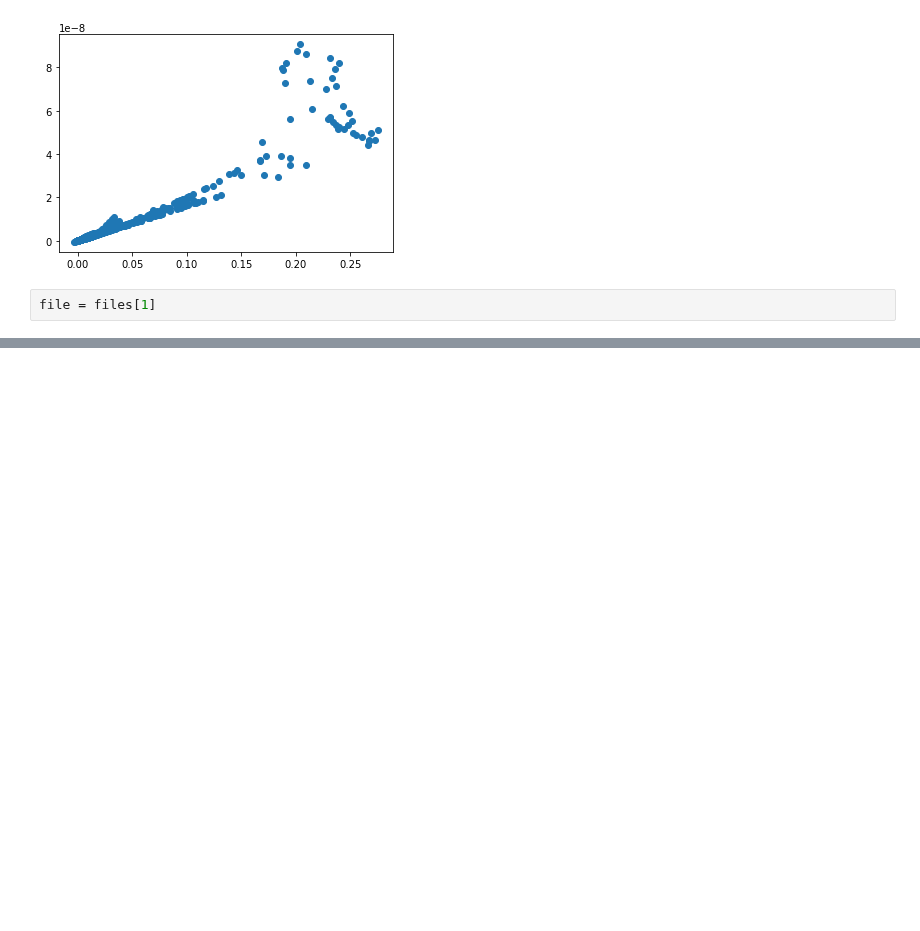
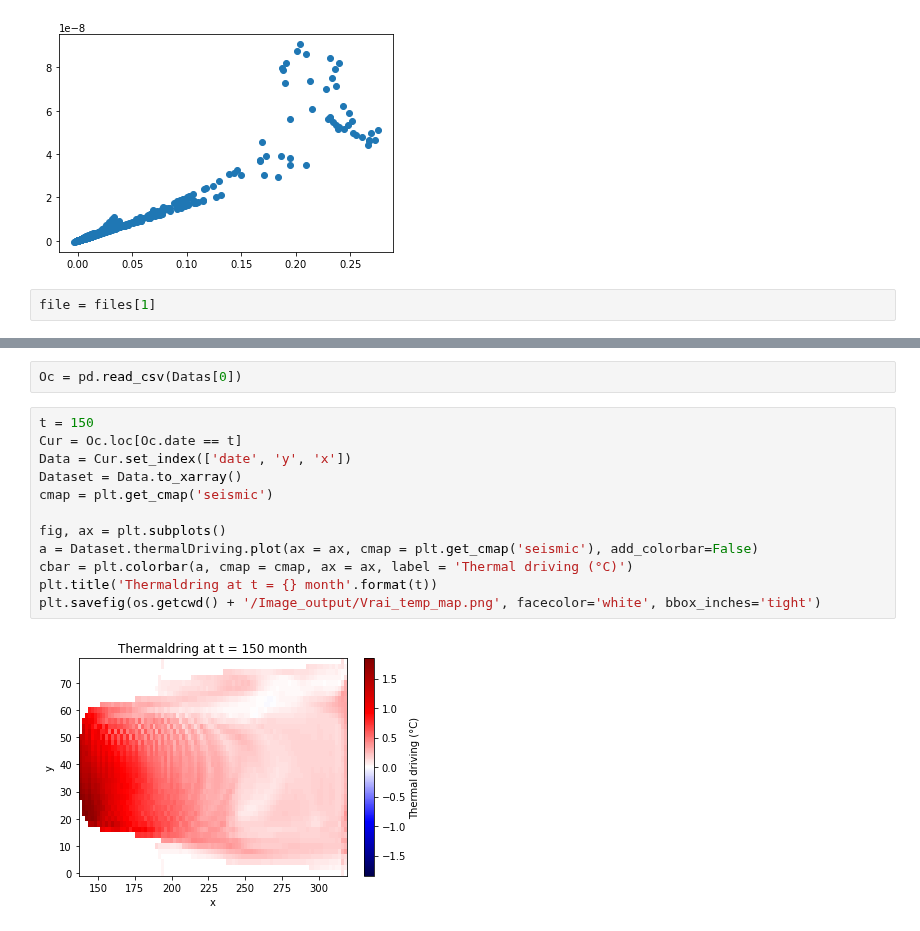
Before and after one commit to BenBouiss/NN_intern_2022, a Jupyter notebook: Plot_process_init_data.ipynb, the cells around one changed output, grey strips where cells are left out. Saved outputs shown, nothing was run; the diff lists cells and outputs as text; blank space fills up the shorter version.

```diff
--- a/Plot_process_init_data.ipynb
+++ b/Plot_process_init_data.ipynb
@@ -147,0 +156,16 @@ file = files[1]
+# %%
+Oc = pd.read_csv(Datas[0])
+# %%
+t = 150
+Cur = Oc.loc[Oc.date == t]
+Data = Cur.set_index(['date', 'y', 'x'])
+Dataset = Data.to_xarray()
+cmap = plt.get_cmap('seismic')
+
+fig, ax = plt.subplots()
+a = Dataset.thermalDriving.plot(ax = ax, cmap = plt.get_cmap('seismic'), add_colorbar=False)
+cbar = plt.colorbar(a, cmap = cmap, ax = ax, label = 'Thermal driving (°C)')
+plt.title('Thermaldring at t = {} month'.format(t))
+plt.savefig(os.getcwd() + '/Image_output/Vrai_temp_map.png', facecolor='white', bbox_inches='tight')
+# %% [output]
+[figure, added]
```
Also changed, not shown: parts of 5 cells of this notebook, 8 other files.
